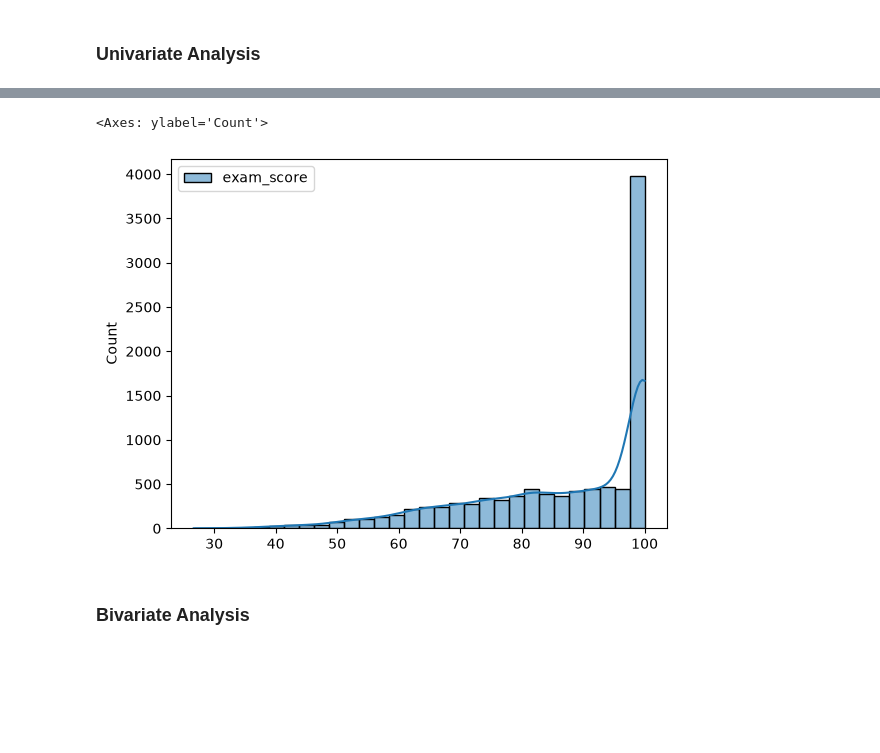
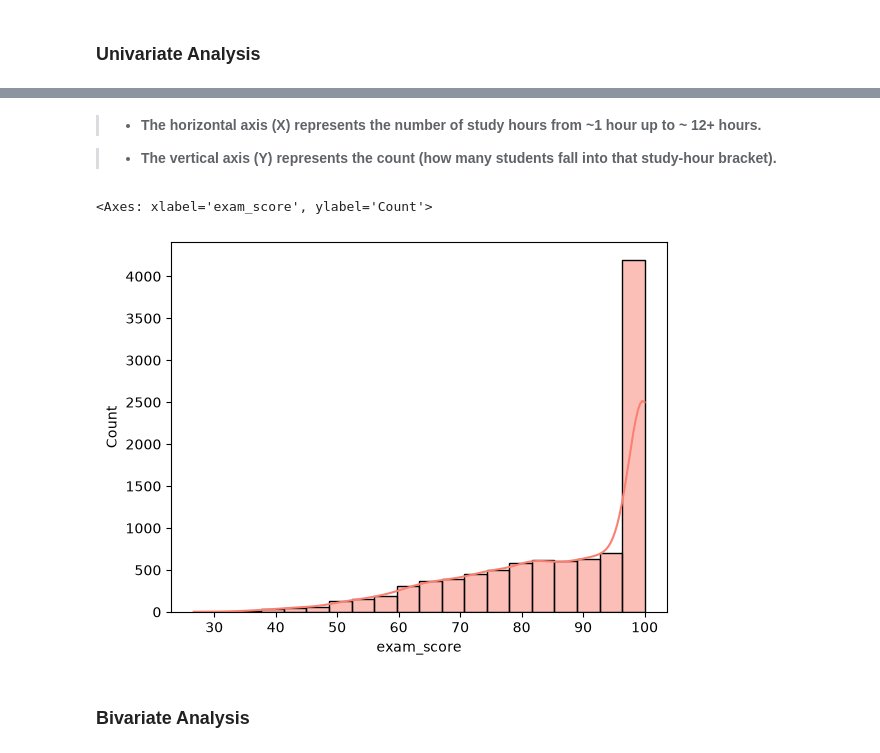
Before and after one commit to Melchizedek-Madaki/Placement-Prediction, a Jupyter notebook: student_performance.ipynb, the cells around one changed output, grey strips where cells are left out. Saved outputs shown, nothing was run; the diff lists cells and outputs as text; code cells hidden in the pictures; blank space fills up the shorter version.

```diff
--- a/student_performance.ipynb
+++ b/student_performance.ipynb
@@ -124,9 +181,13 @@ sns.histplot(df[['sleep_hours']], bins=30, kde=True)
+# %% [markdown]
+> - **The horizontal axis (X) represents the number of study hours from ~1 hour up to ~ 12+ hours.**
+
+> - **The vertical axis (Y) represents the count (how many students fall into that study-hour bracket).**
 # %%
-sns.histplot(df[['exam_score']], bins=30, kde=True)
+sns.histplot(x = 'exam_score', data = df, bins=20, kde=True, color='salmon')
 
 # This is heavily skewed on the left.
 # %% [output]
-<Axes: ylabel='Count'>
+<Axes: xlabel='exam_score', ylabel='Count'>
-[figure, old version]
+[figure, new version]
 # %% [markdown]
 ### Bivariate Analysis
```
Also changed, not shown: parts of 33 cells of this notebook, 12 other files.
